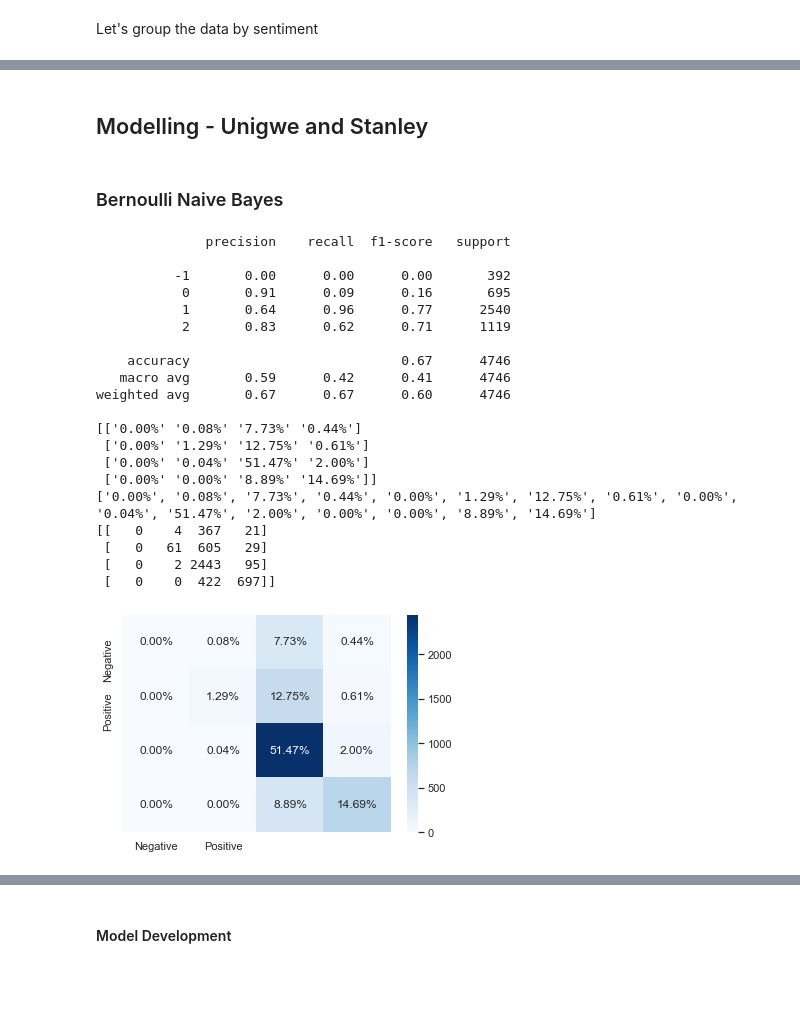
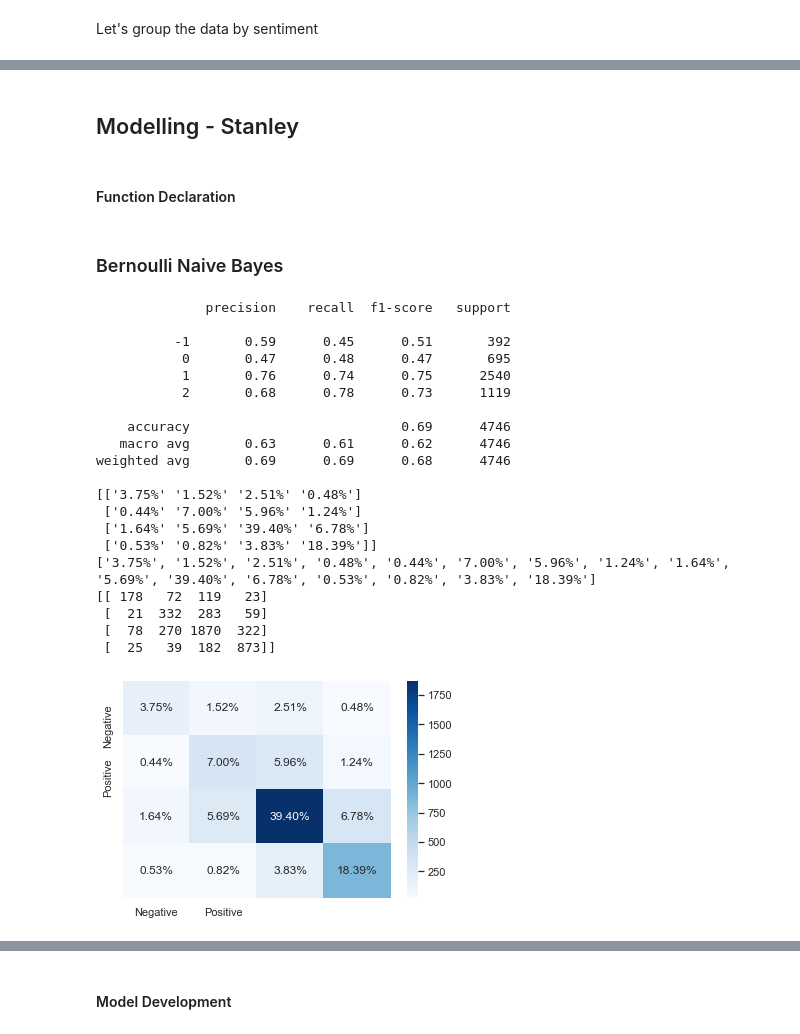
Before and after one commit to JessWN/2110ACDS_T13, a Jupyter notebook: 2110ACDS_T13.ipynb, the cells around one changed output, grey strips where cells are left out. Saved outputs shown, nothing was run; the diff lists cells and outputs as text; code cells hidden in the pictures; blank space fills up the shorter version.

```diff
--- a/2110ACDS_T13.ipynb
+++ b/2110ACDS_T13.ipynb
@@ -639,2 +717,0 @@ _10. Removing stopwords_
-# %%
-train_df['cleaned_message'] = train_df['cleaned_message'].apply(remove_stop_words)
@@ -652,2 +717,0 @@ _11. Removing emojis_
-# %%
-train_df['cleaned_message'] = train_df['cleaned_message'].apply(remove_emojis)
@@ -653,0 +776,4 @@ train_df['cleaned_message'] = train_df['cleaned_message'].apply(remove_emojis)
+# %%
+from imblearn.over_sampling import SMOTE
+sm = SMOTE(random_state = 2)
+X_train_bal, y_train_bal = sm.fit_resample(tfidf_X_train, y_train)
@@ -758,2 +844,4 @@ TF-IDF Vector Shape:     31905
 # %% [markdown]
-## Modelling - Unigwe and Stanley
+## Modelling - Stanley
+# %% [markdown]
+#### Function Declaration
@@ -760,58 +876,30 @@ TF-IDF Vector Shape:     31905
 # %% [markdown]
 ### Bernoulli Naive Bayes
-# %%
-def fit_eval_model(model,X_train, X_test):
-    # fit the model
-    model.fit(X_train, y_train)
-    # Predict values for Test dataset
-    y_pred = model.predict(X_test)
-    # Print the evaluation metrics for the dataset.
-    print(classification_report(y_test, y_pred))
-    # Compute and plot the Confusion matrix
-    cf_matrix = confusion_matrix(y_test, y_pred)
-    categories = ['Negative','Positive']
-    group_names = ['True Neg','False Pos', 'False Neg','True Pos']
-    group_percentages = ['{0:.2%}'.format(value) for value in cf_matrix.flatten() / np.sum(cf_matrix)]
-    labels = [f'{v1}' for v1 in group_percentages]
-    labels = np.asarray(labels).reshape(4,4)
-    # labels = [f'{v1}n{v2}' for v1, v2 in zip(group_names,group_percentages)]
-    # labels = np.asarray(labels).reshape(2,2)
-    print(labels)
-    print(group_percentages)
-    print(cf_matrix)
-    sns.heatmap(cf_matrix,
-                annot = labels,
-                cmap = 'Blues',fmt = '',
-                xticklabels = categories,
-                yticklabels = categories)
-    # plt.xlabel("Predicted values", fontdict = {'size':14}, labelpad = 10)
-    # plt.ylabel("Actual values" , fontdict = {'size':14}, labelpad = 10)
-    # plt.title ("Confusion Matrix", fontdict = {'size':18}, pad = 20)
 # %%
 BNBModel = BernoulliNB()
-fit_eval_model(BNBModel, tfidf_X_train,tfidf_X_test)
+fit_eval_model(BNBModel, X_train_bal,tfidf_X_test)
 # %% [output]
               precision    recall  f1-score   support
 
-          -1       0.00      0.00      0.00       392
-           0       0.91      0.09      0.16       695
-           1       0.64      0.96      0.77      2540
-           2       0.83      0.62      0.71      1119
+          -1       0.59      0.45      0.51       392
+           0       0.47      0.48      0.47       695
+           1       0.76      0.74      0.75      2540
+           2       0.68      0.78      0.73      1119
 
-    accuracy                           0.67      4746
-   macro avg       0.59      0.42      0.41      4746
-weighted avg       0.67      0.67      0.60      4746
+    accuracy                           0.69      4746
+   macro avg       0.63      0.61      0.62      4746
+weighted avg       0.69      0.69      0.68      4746
 
-[['0.00%' '0.08%' '7.73%' '0.44%']
- ['0.00%' '1.29%' '12.75%' '0.61%']
- ['0.00%' '0.04%' '51.47%' '2.00%']
- ['0.00%' '0.00%' '8.89%' '14.69%']]
-['0.00%', '0.08%', '7.73%', '0.44%', '0.00%', '1.29%', '12.75%', '0.61%', '0.00%', '0.04%', '51.47%', '2.00%', '0.00%', '0.00%', '8.89%', '14.69%']
-[[   0    4  367   21]
- [   0   61  605   29]
- [   0    2 2443   95]
- [   0    0  422  697]]
+[['3.75%' '1.52%' '2.51%' '0.48%']
+ ['0.44%' '7.00%' '5.96%' '1.24%']
+ ['1.64%' '5.69%' '39.40%' '6.78%']
+ ['0.53%' '0.82%' '3.83%' '18.39%']]
+['3.75%', '1.52%', '2.51%', '0.48%', '0.44%', '7.00%', '5.96%', '1.24%', '1.64%', '5.69%', '39.40%', '6.78%', '0.53%', '0.82%', '3.83%', '18.39%']
+[[ 178   72  119   23]
+ [  21  332  283   59]
+ [  78  270 1870  322]
+ [  25   39  182  873]]
-[figure, old version]
+[figure, new version]
 # %%
 BNB_comet = BernoulliNB()
 BNB_comet.fit(tfidf_X_train,y_train)
```
Also changed, not shown: parts of 94 cells of this notebook.
